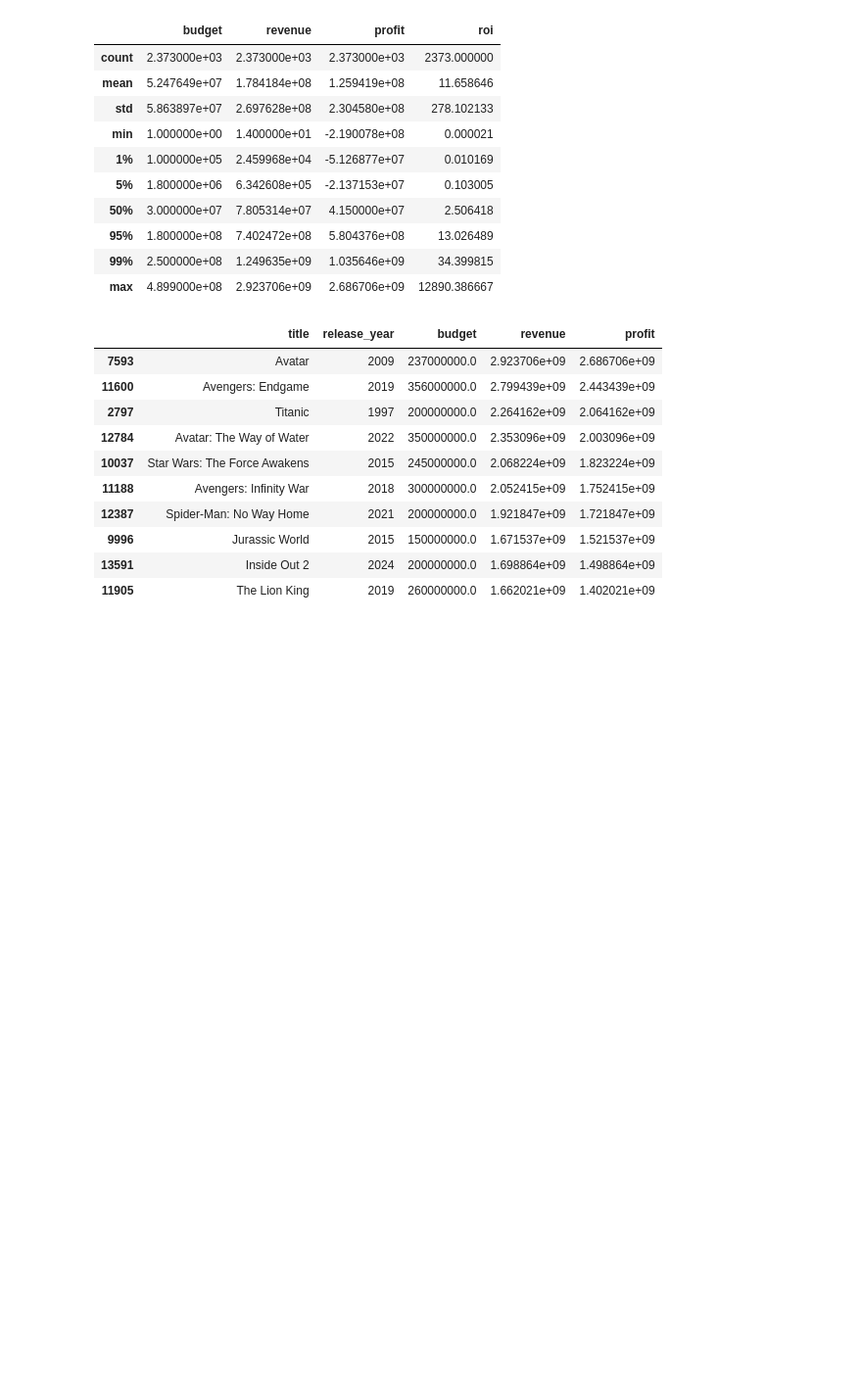
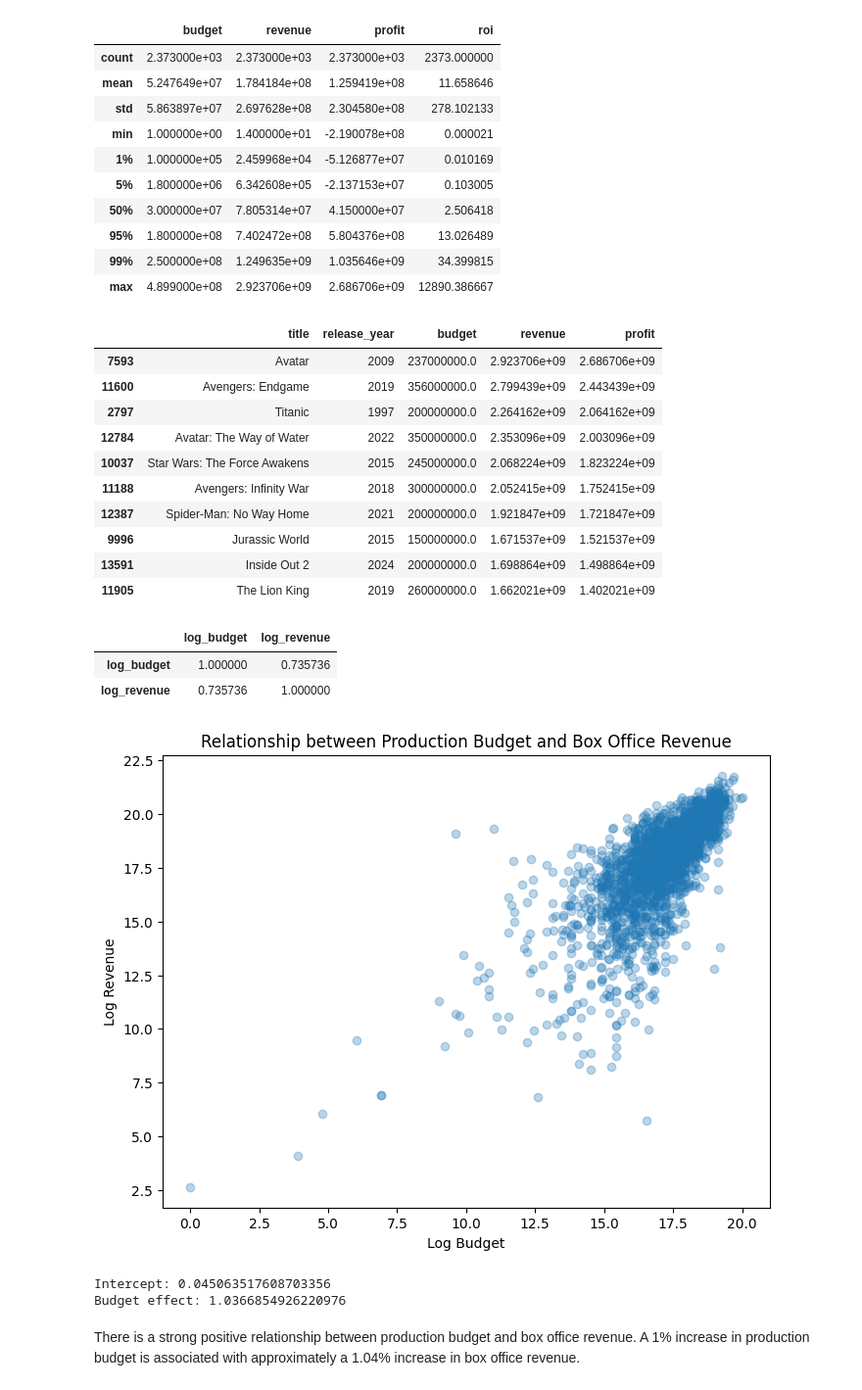
Before and after one commit to Babayaga069/ds_project, a Jupyter notebook: Questions/Q1/analyse.ipynb, the cells around one changed output. Shown at 98% size. Saved outputs shown, nothing was run; the diff lists cells and outputs as text; code cells hidden in the pictures; blank space fills up the shorter version.

```diff
--- a/Questions/Q1/analyse.ipynb
+++ b/Questions/Q1/analyse.ipynb
@@ -22,22 +15,13 @@ df["release_year"] = df["release_date"].dt.year
 df["budget"] = pd.to_numeric(df["budget"], errors="coerce")
 df["revenue"] = pd.to_numeric(df["revenue"], errors="coerce")
 # %%
-def extract_genre_names(x):
-    if pd.isna(x):
-        return []
-    if isinstance(x, list):
-        return [g.get("name") for g in x if isinstance(g, dict) and "name" in g]
-    if isinstance(x, str):
-        try:
-            parsed = ast.literal_eval(x)
-            if isinstance(parsed, list):
-                return [g.get("name") for g in parsed if isinstance(g, dict) and "name" in g]
-        except Exception:
-            return []
-    return []
+df["genre_list"] = df["genres"].apply(
+    lambda x: ast.literal_eval(x) if pd.notna(x) else []
+)
 
-df["genre_list"] = df["genres"].apply(extract_genre_names)
-df["main_genre"] = df["genre_list"].apply(lambda x: x[0] if len(x) > 0 else np.nan)
+df["main_genre"] = df["genre_list"].apply(
+    lambda x: x[0] if len(x) > 0 else np.nan
+)
 # %%
 df["profit"] = df["revenue"] - df["budget"]
 df["roi"] = np.where(df["budget"] > 0, df["revenue"] / df["budget"], np.nan)
@@ -47,7 +31,7 @@ labels = ["1990s", "2000s", "2010s", "2020-2025"]
 df["release_period"] = pd.cut(df["release_year"], bins=bins, labels=labels)
 # %%
 df_rq1 = df[
-    (df["release_year"].between(1990, 2025, inclusive="both")) &
+
     (df["budget"] > 0) &
     (df["revenue"] > 0)
 ].copy()
@@ -97,3 +81,43 @@ df_rq1.sort_values("profit", ascending=False)[["title", "release_year", "budget"
 | 9996 | Jurassic World | 2015 | 150000000.0 | 1.671537e+09 | 1.521537e+09 |
 | 13591 | Inside Out 2 | 2024 | 200000000.0 | 1.698864e+09 | 1.498864e+09 |
 | 11905 | The Lion King | 2019 | 260000000.0 | 1.662021e+09 | 1.402021e+09 |
+# %%
+df_rq1["log_budget"] = np.log(df_rq1["budget"])
+df_rq1["log_revenue"] = np.log(df_rq1["revenue"])
+# %%
+df_rq1[["log_budget", "log_revenue"]].corr()
+# %% [output]
+|  | log_budget | log_revenue |
+| log_budget | 1.000000 | 0.735736 |
+| log_revenue | 0.735736 | 1.000000 |
+# %%
+plt.figure(figsize=(8, 6))
+
+plt.scatter(
+    df_rq1["log_budget"],
+    df_rq1["log_revenue"],
+    alpha=0.3
+)
+
+plt.xlabel("Log Budget")
+plt.ylabel("Log Revenue")
+plt.title("Relationship between Production Budget and Box Office Revenue")
+
+plt.show()
+# %% [output]
+[figure, added]
+# %%
+x = df_rq1["log_budget"].values
+y = df_rq1["log_revenue"].values
+
+X = np.column_stack((np.ones(len(x)), x))
+beta = np.linalg.lstsq(X, y, rcond=None)[0]
+
+print("Intercept:", beta[0])
+print("Budget effect:", beta[1])
+# %% [output]
+Intercept: 0.045063517608703356
+Budget effect: 1.0366854926220976
+# %% [markdown]
+There is a strong positive relationship between production budget and box office revenue.
+A 1% increase in production budget is associated with approximately a 1.04% increase in box office revenue.
```
Also changed, not shown: parts of 9 cells of this notebook, 8 other files.
